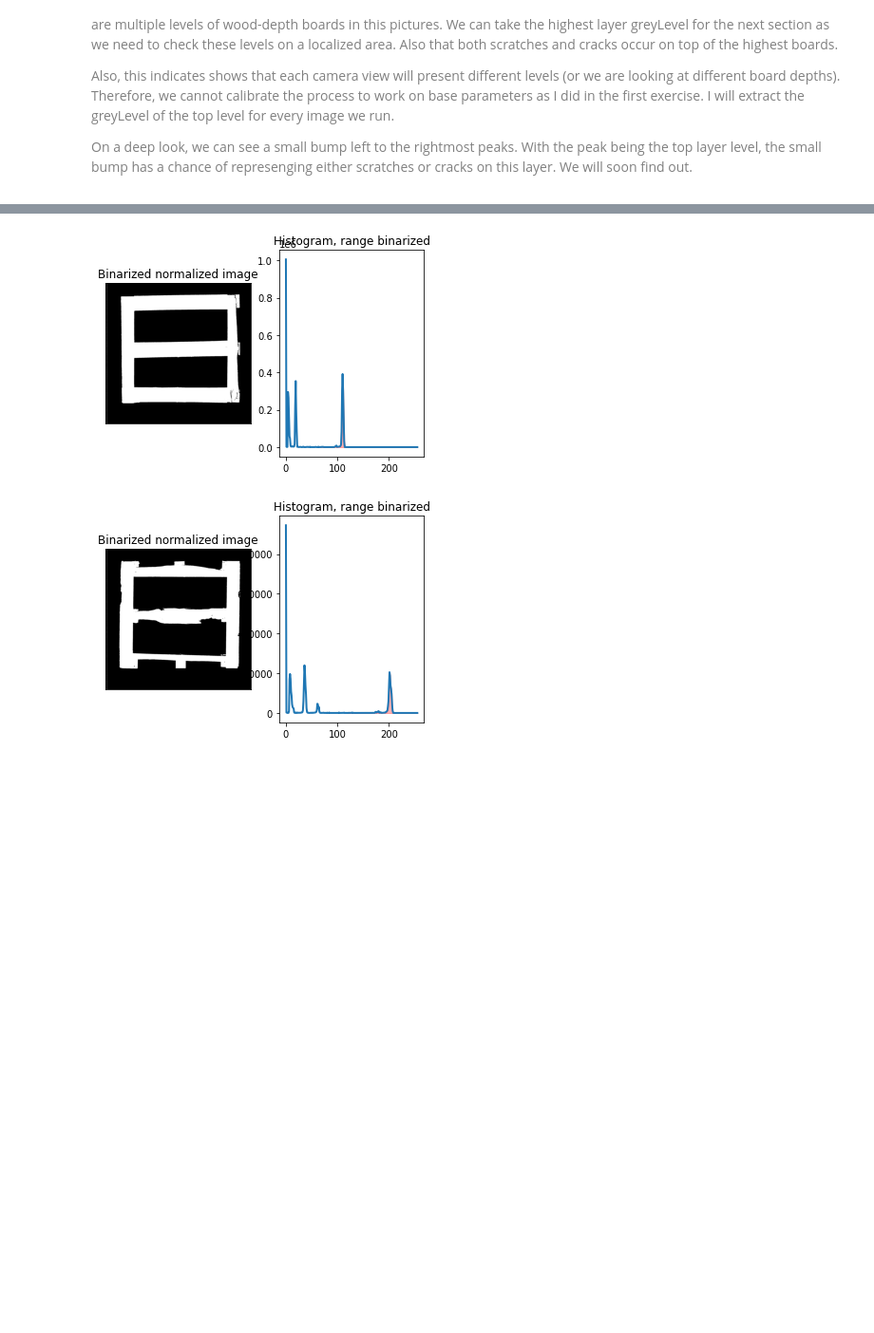
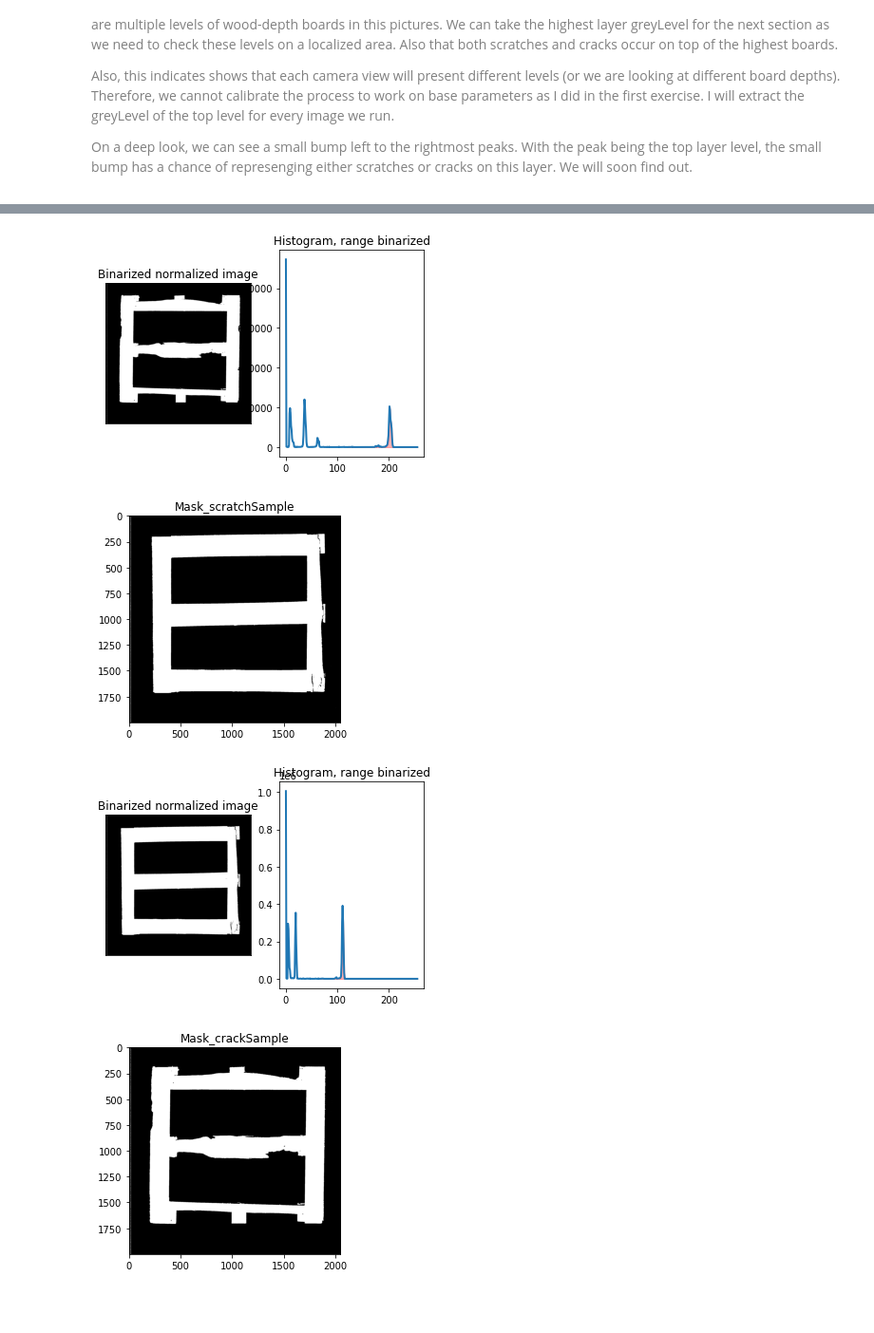
Before and after one commit to keny91/ChapChallenge, a Jupyter notebook: CameraBottom.ipynb, the cells around one changed output, grey strips where cells are left out. Shown at 95% size. Saved outputs shown, nothing was run; the diff lists cells and outputs as text; code cells hidden in the pictures; blank space fills up the shorter version.

Commit message:
It is working
Need to run all test cases

```diff
--- a/CameraBottom.ipynb
+++ b/CameraBottom.ipynb
@@ -78,20 +78,22 @@ scratch_label = 100
 crack_label = 101
 
 # areas of interest for each image
-area_B58_scratch = [BOTTOM_IMAGES_PATH+"B58.tif",[1780,927]  ]  # [1820,927]
+area_B58_scratch = [BOTTOM_IMAGES_PATH+"B58.tif", [[1820,927]]]  #  [1780,927]
 area_D59_scratch = [BOTTOM_IMAGES_PATH+"B59.tif",[[1078,440], [1037,1088], [1000,1622]] ]
 
-area_B78_crack  = [BOTTOM_IMAGES_PATH+"B78.tif",[800,980    ]]  # [800,920    ]]
-area_D82_crack  = [BOTTOM_IMAGES_PATH+"D82.tif",[274,1300   ]]
-area_D83_crack  = [BOTTOM_IMAGES_PATH+"D83.tif",[318,697    ]]
-area_E24_crack  = [BOTTOM_IMAGES_PATH+"E24.tif",[665,1614   ]]
-area_E56_crack  = [BOTTOM_IMAGES_PATH+"E56.tif",[540,1000   ]]
-area_E70_crack  = [BOTTOM_IMAGES_PATH+"E70.tif",[1730,1440  ]]
+area_B78_crack  = [BOTTOM_IMAGES_PATH+"B78.tif",[[800,980    ]]]  # [800,920    ]]
+area_D82_crack  = [BOTTOM_IMAGES_PATH+"D82.tif",[[274,1300   ]]]
+area_D83_crack  = [BOTTOM_IMAGES_PATH+"D83.tif",[[318,697    ]]]
+area_E24_crack  = [BOTTOM_IMAGES_PATH+"E24.tif",[[665,1614   ]]]
+area_E56_crack  = [BOTTOM_IMAGES_PATH+"E56.tif",[[540,1000   ]]]
+area_E70_crack  = [BOTTOM_IMAGES_PATH+"E70.tif",[[1730,1440  ]]]
 
 training_scratch_list = [area_D59_scratch]
 training_crack_list = [area_B78_crack,area_D82_crack,area_E24_crack]
 # image + labels,... there is an issue here, not knowing which is which in case of crack and scratches in the same board
-test_list = [[area_D83_crack,[crack_label]],[area_E56_crack,[crack_label]],[area_E70_crack,[crack_label]],[area_B58_scratch,[scratch_label]]]
+multiAreaList = [area_D59_scratch,area_B78_crack]
+test_list = [area_D83_crack,area_E56_crack,area_E70_crack,area_B58_scratch]
+# test_list = [[area_D83_crack,[crack_label]],[area_E56_crack,[crack_label]],[area_E70_crack,[crack_label]],[area_B58_scratch,[scratch_label]]]
 # %% [markdown]
 <a name='preProcess'></a>
 ## PREPARE FOR PROCESSING
@@ -251,10 +263,8 @@ def getDepthLayersCenters(images, nof_clusters = 3):
         kmeans.fit(arr_flatten.reshape(-1,1))
         arr_.append(sorted(np.array(kmeans.cluster_centers_)))
 
-
     # convert from list to array
     arr_ = np.array(arr_)
-
 
     nof_images = np.array(arr_).shape[0]
     nof_centers = np.array(arr_).shape[1]
@@ -273,7 +283,6 @@ def median_value(val1, val2):
 def getLayerByGreyRange(image, minTH, maxTH):
 
     #  th, im_th = cv.threshold(image, minTH, maxTH, cv.THRESH_BINARY)
-
     im_th = cv.inRange(image, minTH, maxTH)
 
     return im_th
@@ -287,58 +296,45 @@ def getHigherLayer(image8bNorm_, cluster_c, verbose_ = False):
     max_threshold = 255 # till whitest white
 
     hist_values_norm = cv.calcHist([image8bNorm_.flatten()],channels=[0],mask=None,histSize=[256],ranges=[0,255])
 
     # Get binarized image of the layer
     imageTopTH = getLayerByGreyRange(image8bNorm_, threshold, max_threshold)
 
     if(verbose_):
-        fig1, (ax1, ax2) = plt.subplots(1, 2, sharex=False, sharey=False)
 
-        ax1.set_title('Binarized normalized image')
-        ax2.set_title('Histogram, range binarized')
-
-        ax1.get_yaxis().set_visible(False)
-        ax1.get_xaxis().set_visible(False)
-        ax1.imshow(imageTopTH,cmap='gray')
-
-        where_b = np.zeros(256)
-        for i in range(threshold,256) : where_b[i] = True;
-
-        ax2.fill_between(range(0,256), 0,hist_values_norm[:,0],alpha=0.3, where = where_b , color= "red")
-        ax2.plot(range(0,256),hist_values_norm,lw = 2)
-
+        mySF.showRangeHist(imageTopTH,hist_values_norm,[threshold,256])
 
 
     return imageTopTH
 
 ###############     execution part      ############
 
-
+# SELECT A CRACK AND A SCRATCH SAMPLE
 scract_sample_filepath = area_B58_scratch[0]
 crack_sample_filepath = area_B78_crack[0]
 
+# GET CLUSTER LEVELS
 calib_images =[scract_image16]
 clusters_centers_scratch = getDepthLayersCenters(calib_images)
 calib_images =[crack_image16]
 clusters_centers_crack = getDepthLayersCenters(calib_images)
 
-cutoff_scratch = mySF.getImageCutoffAroundPoint(scract_image8bNorm,scract_sample_location,150)
-cutoff_crack = mySF.getImageCutoffAroundPoint(crack_image8bNorm,crack_sample_location,150)
-
-
 # This is a mask, i expect that at least scratches are included, otherwise we might have to use close/morphology operations
 imageTopTH_scratch = getHigherLayer(scract_image8bNorm, clusters_centers_scratch,True)
 imageTopTH_crack = getHigherLayer(crack_image8bNorm, clusters_centers_crack,True)
 
+# close holes in the mask
+imageTopTH_scratch = mySF.close(imageTopTH_scratch,3)
+imageTopTH_crack = mySF.close(imageTopTH_crack,3)
 
-# close holes in the mask
-imageTopTH_scratch = mySF.close(imageTopTH_scratch,15)
-imageTopTH_crack = mySF.close(imageTopTH_crack,15)
 
-cutoff_scratch_mask = mySF.getImageCutoffAroundPoint(imageTopTH_scratch,scract_sample_location,150)
-cutoff_crack_mask = mySF.getImageCutoffAroundPoint(imageTopTH_crack,crack_sample_location,150)
+
+mySF.showQuickImage(imageTopTH_scratch,"Mask_scratchSample")
+mySF.showQuickImage(imageTopTH_crack,"Mask_crackSample")
 # %% [output]
-[figure, old version]
+[figure, new version]
-[figure, old version]
+[figure, new version]
+[figure, added]
+[figure, added]
 # %% [markdown]
 ##
```
Also changed, not shown: parts of 15 cells of this notebook, 1 other file.
